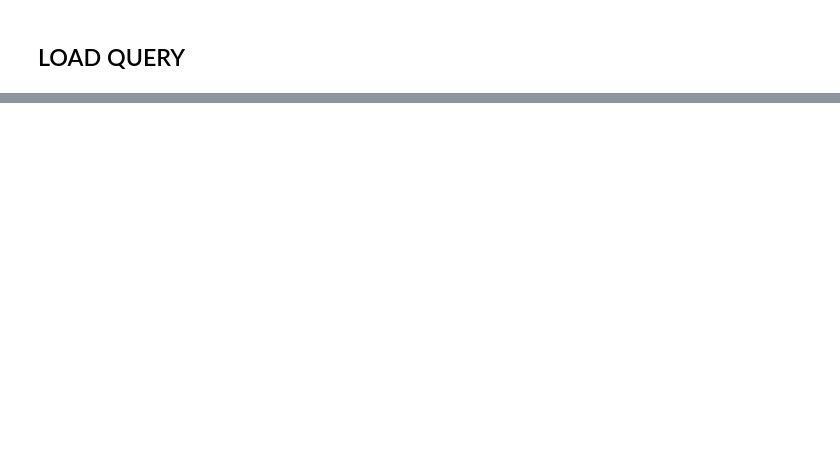
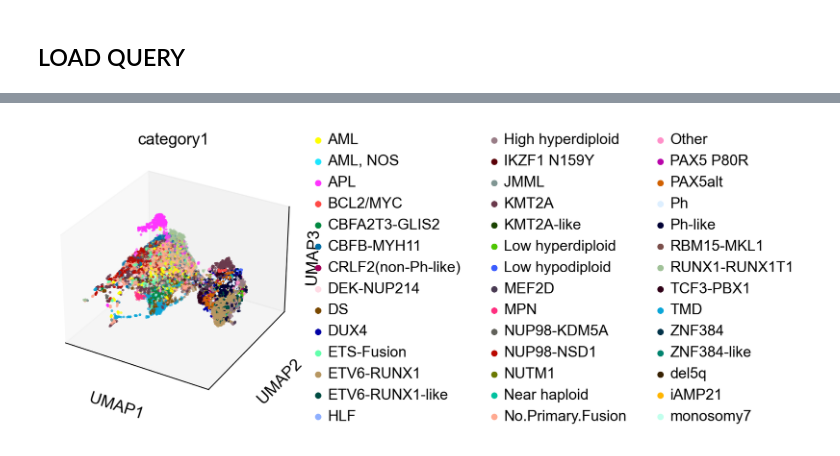
Before and after one commit to furlan-lab/pyviewmaster, a Jupyter notebook: notebooks/02_bulk_reference.ipynb, the cells around one changed output, grey strips where cells are left out. Cells and saved outputs as stored; diff of their text form; code cells hidden in the pictures; blank space fills up the shorter version.

```diff
--- a/notebooks/02_bulk_reference.ipynb
+++ b/notebooks/02_bulk_reference.ipynb
@@ -503,6 +101,8 @@ sc.pl.pca_variance_ratio(fdata, n_pcs=50, log=True)
 # %%
-sc.pp.neighbors(fdataf, n_pcs=50)
-sc.tl.umap(fdataf, min_dist=0.4, n_components=3)
-sc.pl.umap(fdataf, color = "category1", projection = "3d")
+sc.pp.neighbors(fdata, n_pcs=50)
+sc.tl.umap(fdata, min_dist=0.4, n_components=3)
+sc.pl.umap(fdata, color = "category1", projection = "3d")
+# %% [output]
+[figure, added]
 # %%
 viewmaster(query_cds=adata, ref_cds=fdata, ref_celldata_col="category1")
```
Also changed, not shown: parts of 30 cells of this notebook.
